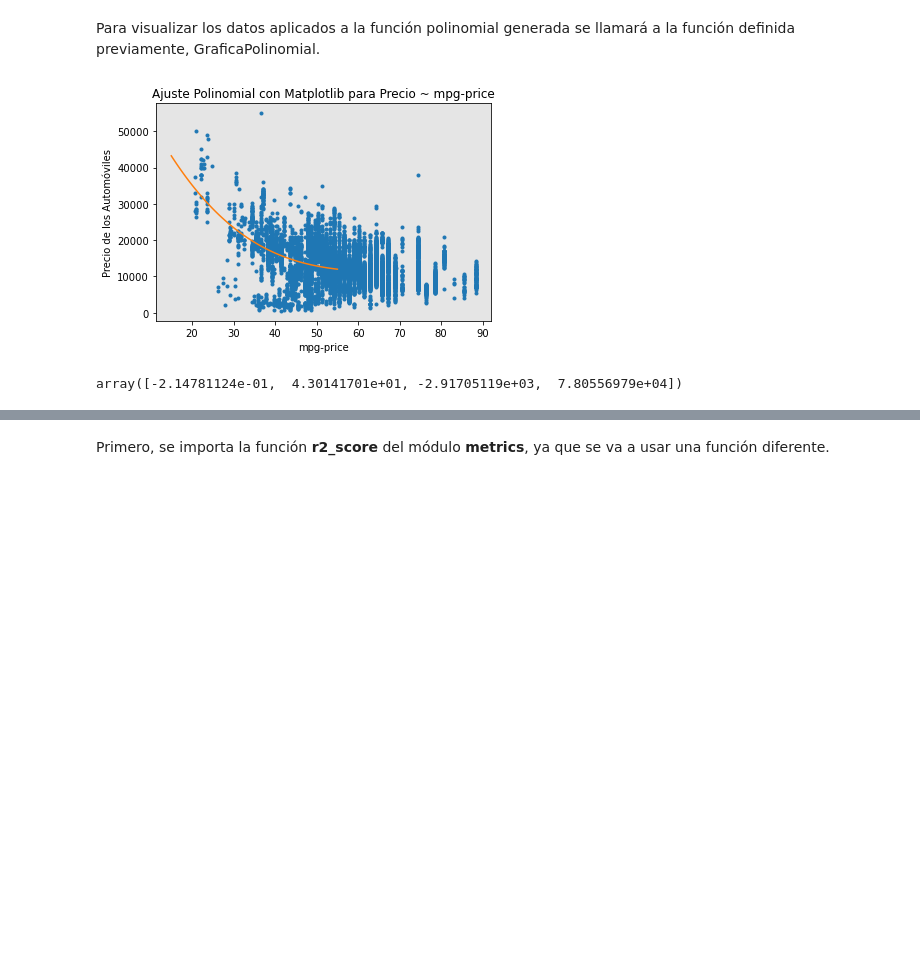
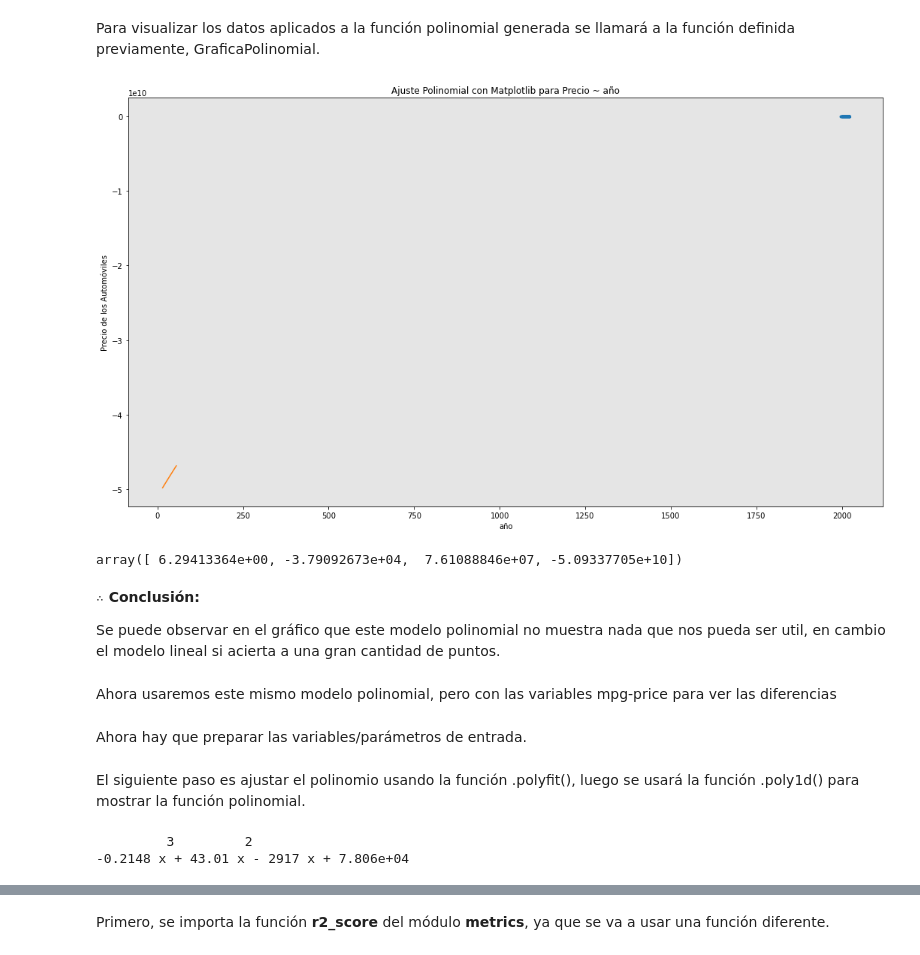
Before and after one commit to FranciscoJavierSG/Tarea4-Python, a Jupyter notebook: Tarea4_Python.ipynb, the cells around one changed output, grey strips where cells are left out. Saved outputs shown, nothing was run; the diff lists cells and outputs as text; code cells hidden in the pictures; blank space fills up the shorter version.

```diff
--- a/Tarea4_Python.ipynb
+++ b/Tarea4_Python.ipynb
@@ -362,14 +405,16 @@ def GraficaPolinomial(modelo, variable_independiente, variable_dependiente, Nomb
     figura = plt.gcf()
     plt.xlabel(Nombre)
     plt.ylabel('Precio de los Automóviles')
-
+    figura.set_size_inches(18, 10)
     plt.show()
     plt.close()
 # %% [markdown]
 Ahora hay que preparar las variables/parámetros de entrada.
 # %%
-x = df['mpg']
+x = df['year']
 y = df['price']
+#X = df[['year']]
+#Y = df['price']
 # %% [markdown]
 El siguiente paso es ajustar el polinomio usando la función .polyfit(), luego se usará la función .poly1d() para mostrar la función polinomial.
 # %%
@@ -382,10 +427,18 @@ print(p)
 # %% [markdown]
 Para visualizar los datos aplicados a la función polinomial generada se llamará a la función definida previamente, GraficaPolinomial.
 # %%
-GraficaPolinomial(p, x, y, 'mpg-price')
+GraficaPolinomial(p, x, y, 'año')
 # %% [output]
-[figure, old version]
+[figure, new version]
 # %%
 np.polyfit(x, y, 3)
 # %% [output]
-array([-2.14781124e-01,  4.30141701e+01, -2.91705119e+03,  7.80556979e+04])
+array([ 6.29413364e+00, -3.79092673e+04,  7.61088846e+07, -5.09337705e+10])
+# %% [markdown]
+**$\therefore $ Conclusión:**
+
+Se puede observar en el gráfico que este modelo polinomial no muestra nada que nos pueda ser util, en cambio el modelo lineal si acierta a una gran cantidad de puntos.
+# %% [markdown]
+Ahora usaremos este mismo modelo polinomial, pero con las variables mpg-price para ver las diferencias
+# %% [markdown]
+Ahora hay que preparar las variables/parámetros de entrada.
@@ -391,0 +448,9 @@ array([-2.14781124e-01,  4.30141701e+01, -2.91705119e+03,  7.80556979e+04])
+# %% [markdown]
+El siguiente paso es ajustar el polinomio usando la función .polyfit(), luego se usará la función .poly1d() para mostrar la función polinomial.
+# %%
+f = np.polyfit(t, m, 3)
+p = np.poly1d(f)
+print(p)
+# %% [output]
+         3         2
+-0.2148 x + 43.01 x - 2917 x + 7.806e+04
```
Also changed, not shown: parts of 90 cells of this notebook.
